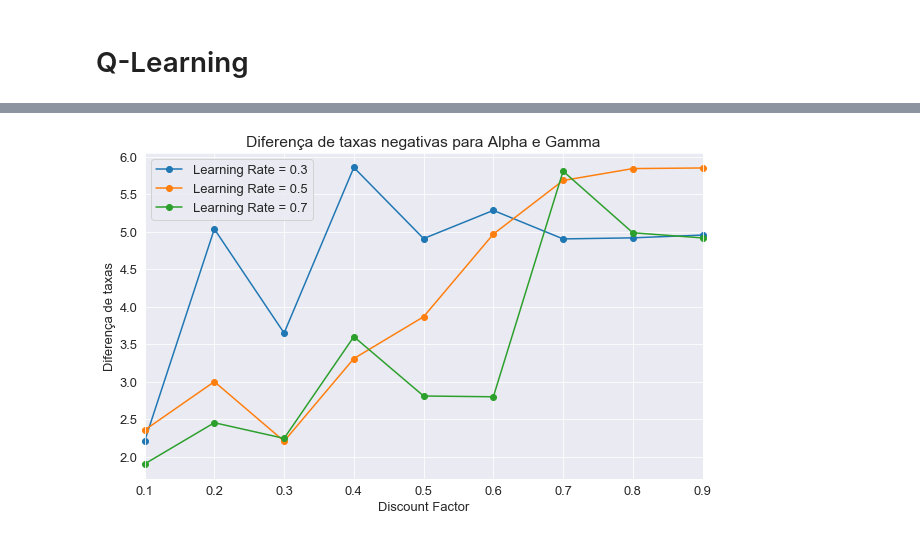
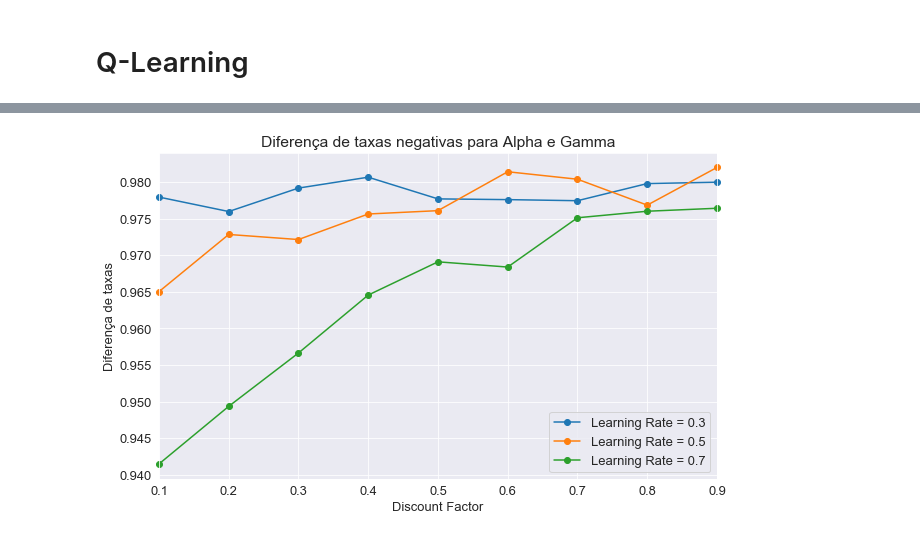
Before and after one commit to Yurisalesr/IC, a Jupyter notebook: Teste-trafego.ipynb, the cells around one changed output, grey strips where cells are left out. Cells and saved outputs as stored; diff of their text form; code cells hidden in the pictures.

```diff
--- a/Teste-trafego.ipynb
+++ b/Teste-trafego.ipynb
@@ -51,13 +51,14 @@ def epsilon_greedy(Q,states,State0,epsilon,maxre,UpR,N):
             a=Q[state0].argmax()
     return a
 # %%
-def epsilon_greedy2(Q,State0,states,m0,epsilon,M,maxt):
-    if np.real(states[State0]) == maxt:
-        a = M
-    if np.random.rand()<epsilon:
-        a=np.random.randint(low=1,high=M)
+def epsilon_greedy2(Q,State0,states,m0,epsilon,maxre,maxt):
+    if np.real(states[State0]) == maxt+1:
+        a = maxre - 1
     else:
-        a=Q[state0].argmax()
+        if np.random.rand()<epsilon:
+            a=np.random.randint(low=1,high=maxre)
+        else:
+            a=Q[state0].argmax()
     return a
 # %%
 def reward(u,re,a,maxre,UpR,P=-1000):
@@ -75,4 +73,7 @@ def reward2(taxa,re,a,UpR):
     return r
+# %%
+def reward3(taxa,a,UpR):
+    return 1000*np.exp(-np.absolute(taxa -(a+1)*UpR)/50)
 # %%
 def teste_qtable(Q,vtU,alpha=0.5,gamma=0.3,M=30,U=50,N=25,P=-1000):
     EnS=0
@@ -340,16 +342,16 @@ plt.show()
 # %% [markdown]
 # Cenário 3
 # %%
-maxre = 35 #Max quantidade de recursos
-maxt = 35 #Taxa max oferecida
+maxre = 45 #Max quantidade de recursos
 U = 1 #quantização
 Pcnt = 100 #Potencia fixa
 Pr = 30 #Potência por cada recurso
 TpR = 1 #Taxa por recurso
+maxt = maxre*TpR #Taxa max oferecida
 epsilon = 0.05 # Prob de exploração
 gamma=[0.1, 0.2, 0.3, 0.4, 0.5, 0.6, 0.7, 0.8, 0.9] #discount rates
 alpha=[0.3, 0.5, 0.7] #learning rates
-maxEps=24*60*7 #Time for simulation: 30 days
+maxEps=60*24*7 #Time for simulation: 30 days
 dMC=10 #number of monte carlo simulations
 # %% [markdown]
 # Q-Learning
@@ -410,8 +407,7 @@ for mc in range(dMC):
 #plt.plot(np.linspace(0,24*30,len(taxa_function)),taxa_function)
 #plt.show()
 # %%
-vtTaxaN = ((vtTaxaN/7))/dMC
-vtTaxaP = ((vtTaxaP/7))/dMC
+vtTaxa = ((vtTaxa/maxEps))/dMC
 vtEnS=((vtEnS/maxEps)*100/maxre)/dMC
 # %%
 dfEnS=pd.DataFrame((vtEnS).T,index=gamma,columns=alpha)
@@ -428,12 +424,12 @@ plt.show()
 # %%
-dfTaxa=pd.DataFrame(vtTaxaN.T,index=gamma,columns=alpha)
+dfTaxa=pd.DataFrame(vtTaxa.T,index=gamma,columns=alpha)
 dfTaxa.plot(figsize=(10,6),marker='o',clip_on=False)
 plt.ylabel('Diferença de taxas')
 plt.xlabel('Discount Factor')
 plt.legend(['Learning Rate = 0.3','Learning Rate = 0.5','Learning Rate = 0.7'])
 plt.title('Diferença de taxas negativas para Alpha e Gamma')
 plt.rc('font',size=13)
 plt.savefig('taxaN.png')
 plt.show()
 # %% [output]
-[figure, old version]
+[figure, new version]
```
Also changed, not shown: parts of 16 cells of this notebook.
